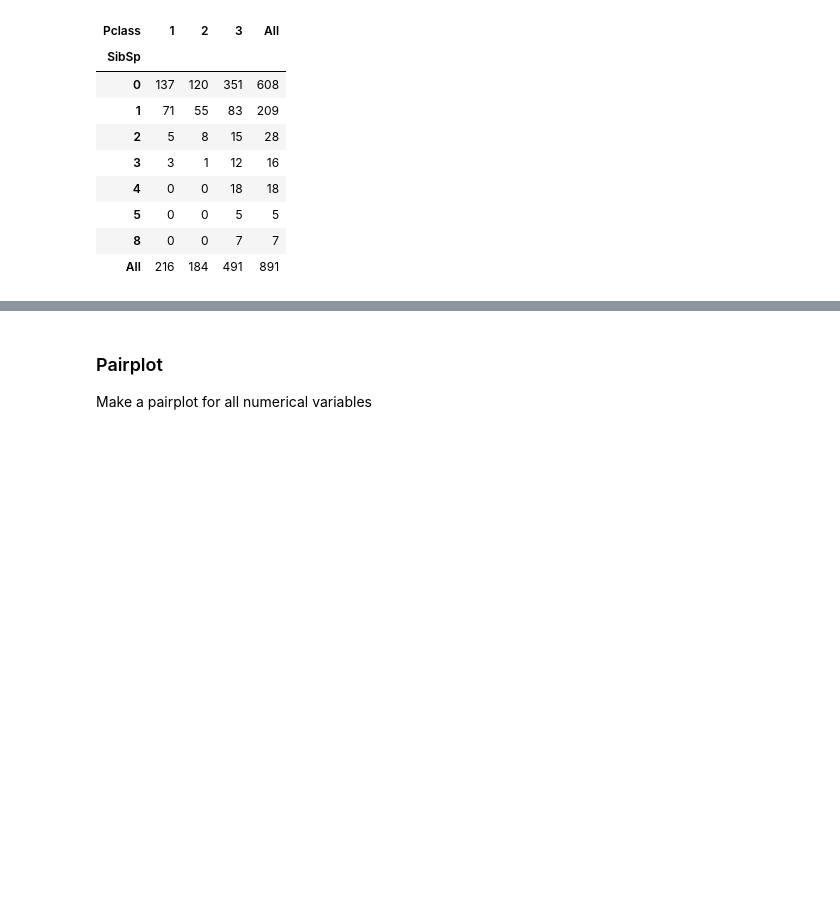
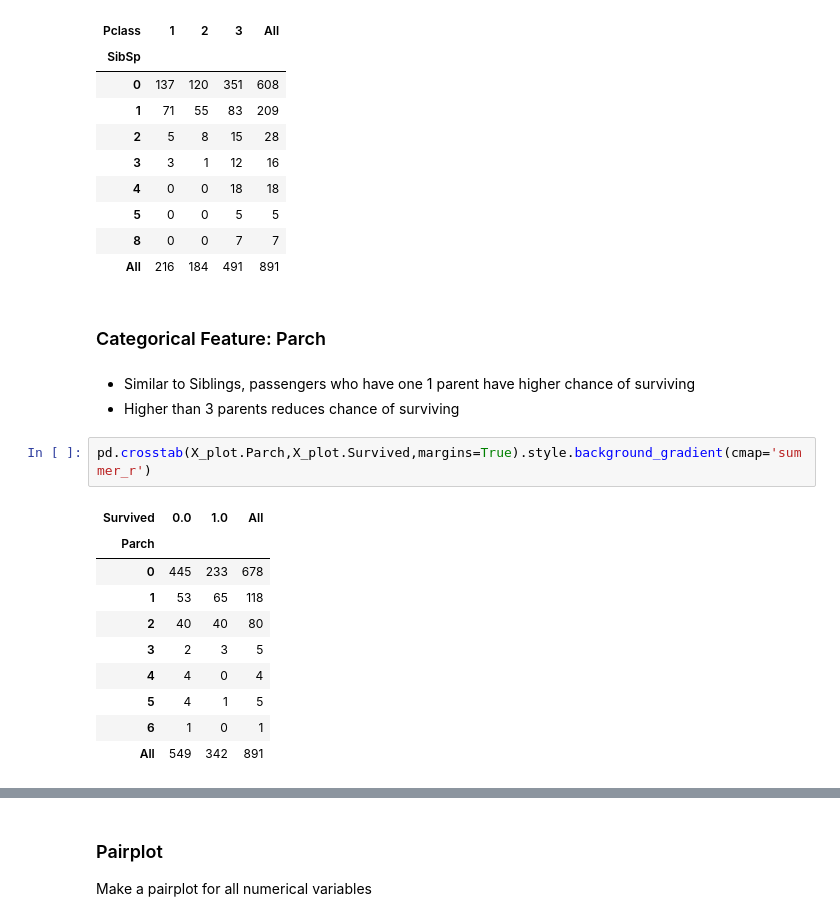
Before and after one commit to Theerit/Kaggle_Titanic, a Jupyter notebook: Titanic.ipynb, the cells around one changed output, grey strips where cells are left out. Cells and saved outputs as stored; diff of their text form; blank space fills up the shorter version.

```diff
--- a/Titanic.ipynb
+++ b/Titanic.ipynb
@@ -400,3 +400,21 @@ pd.crosstab(X_plot.SibSp,X_plot.Pclass,margins=True).style.background_gradient(c
 | 5 | 0 | 0 | 5 | 5 |
 | 8 | 0 | 0 | 7 | 7 |
 | All | 216 | 184 | 491 | 891 |
+# %% [markdown]
+### Categorical Feature: Parch
+# %% [markdown]
+- Similar to Siblings, passengers who have one 1 parent have higher chance of surviving
+- Higher than 3 parents reduces chance of surviving
+# %%
+pd.crosstab(X_plot.Parch,X_plot.Survived,margins=True).style.background_gradient(cmap='summer_r')
+# %% [output]
+| Survived | 0.0 | 1.0 | All |
+| Parch |  |  |  |
+| 0 | 445 | 233 | 678 |
+| 1 | 53 | 65 | 118 |
+| 2 | 40 | 40 | 80 |
+| 3 | 2 | 3 | 5 |
+| 4 | 4 | 0 | 4 |
+| 5 | 4 | 1 | 5 |
+| 6 | 1 | 0 | 1 |
+| All | 549 | 342 | 891 |
```
Also changed, not shown: parts of 7 cells of this notebook.
